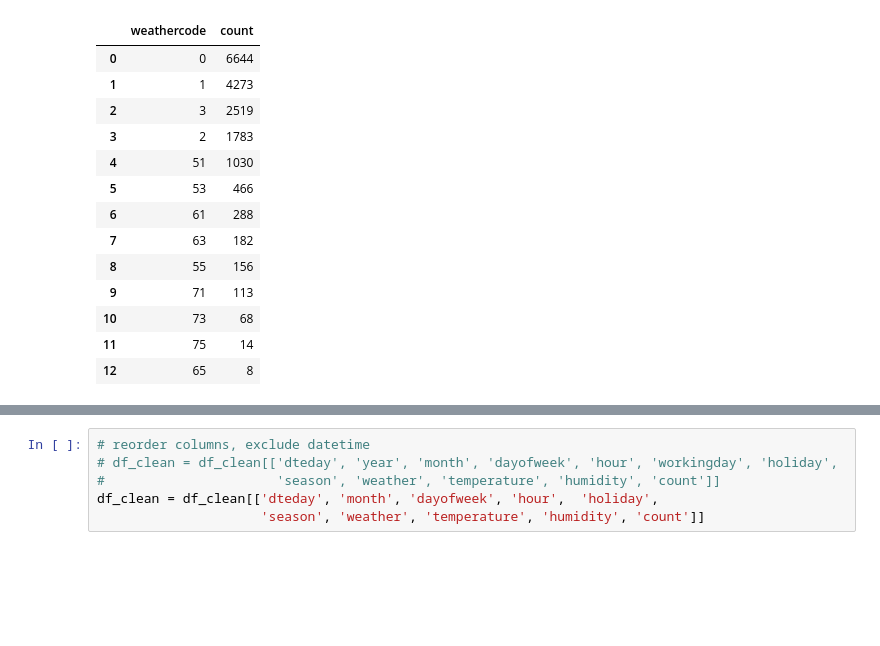
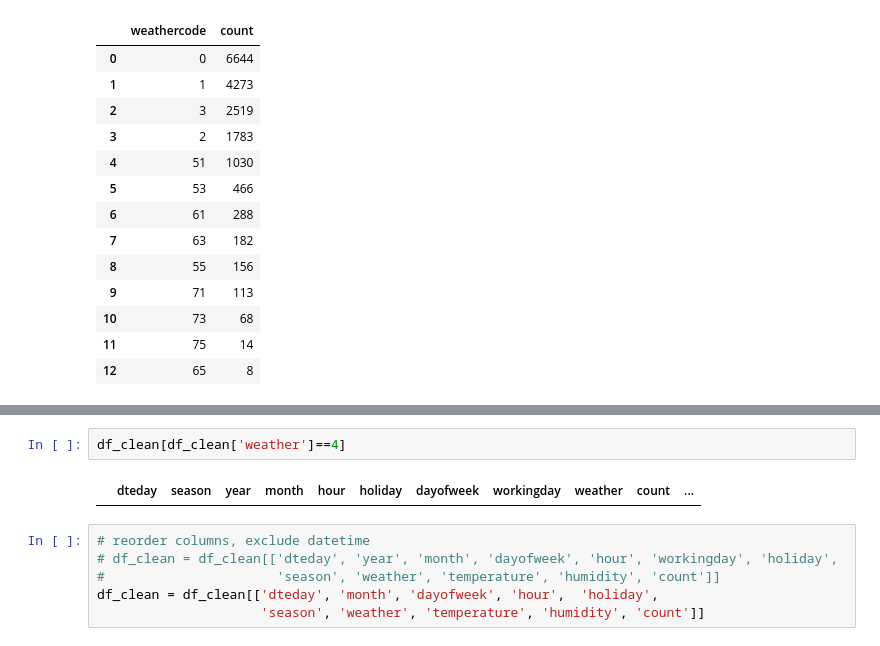
Before and after one commit to nheryanto/capital-bikeshare, a Jupyter notebook: notebooks/1.0-data-understanding.ipynb, the cells around one changed output, grey strips where cells are left out. Drawn from its saved outputs; the diff is of its cells as text; blank space fills up the shorter version.

```diff
--- a/notebooks/1.0-data-understanding.ipynb
+++ b/notebooks/1.0-data-understanding.ipynb
@@ -233,6 +239,10 @@ df_clean.isna().sum().reset_index().rename(columns={'index': 'column', 0: 'n_mis
 | 11 | temperature | 0 |
 | 12 | humidity | 0 |
 | 13 | weathercode | 0 |
+# %%
+df_clean[df_clean['weather']==4]
+# %% [output]
+|  | dteday | season | year | month | hour | holiday | dayofweek | workingday | weather | count | ... |
 # %%
 # reorder columns, exclude datetime
 # df_clean = df_clean[['dteday', 'year', 'month', 'dayofweek', 'hour', 'workingday', 'holiday',
```
Also changed, not shown: parts of 7 cells of this notebook.
